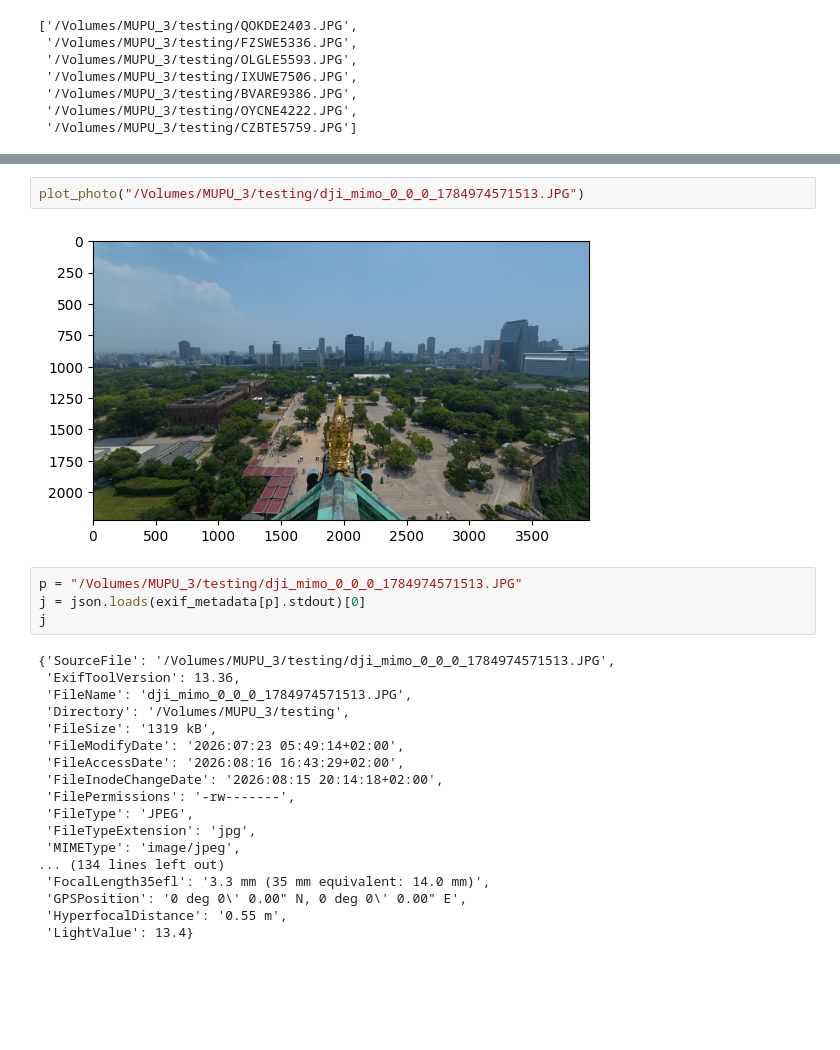
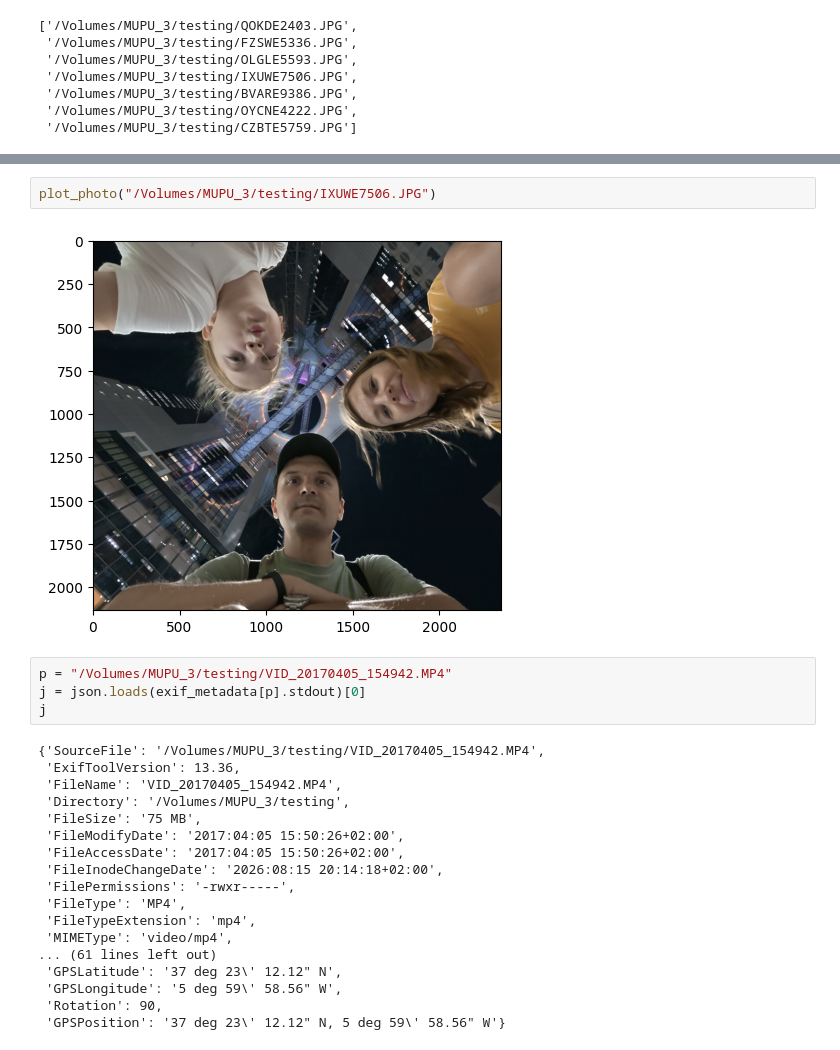
Before and after one commit to nicopyds/py8tb, a Jupyter notebook: notebooks/Analyze.ipynb, the cells around one changed output, grey strips where cells are left out. Cells and saved outputs as stored; diff of their text form; blank space fills up the shorter version.

```diff
--- a/notebooks/Analyze.ipynb
+++ b/notebooks/Analyze.ipynb
@@ -274,26 +287,26 @@ for file_path in not_processed:
 # %%
-plot_photo("/Volumes/MUPU_3/testing/dji_mimo_0_0_0_1784974571513.JPG")
+plot_photo("/Volumes/MUPU_3/testing/IXUWE7506.JPG")
 # %% [output]
-[figure, old version]
+[figure, new version]
 # %%
-p = "/Volumes/MUPU_3/testing/dji_mimo_0_0_0_1784974571513.JPG"
+p = "/Volumes/MUPU_3/testing/VID_20170405_154942.MP4"
 j = json.loads(exif_metadata[p].stdout)[0]
 j
 # %% [output]
-{'SourceFile': '/Volumes/MUPU_3/testing/dji_mimo_0_0_0_1784974571513.JPG',
+{'SourceFile': '/Volumes/MUPU_3/testing/VID_20170405_154942.MP4',
  'ExifToolVersion': 13.36,
- 'FileName': 'dji_mimo_0_0_0_1784974571513.JPG',
+ 'FileName': 'VID_20170405_154942.MP4',
  'Directory': '/Volumes/MUPU_3/testing',
- 'FileSize': '1319 kB',
- 'FileModifyDate': '2026:07:23 05:49:14+02:00',
- 'FileAccessDate': '2026:08:16 16:43:29+02:00',
+ 'FileSize': '75 MB',
+ 'FileModifyDate': '2017:04:05 15:50:26+02:00',
+ 'FileAccessDate': '2017:04:05 15:50:26+02:00',
  'FileInodeChangeDate': '2026:08:15 20:14:18+02:00',
- 'FilePermissions': '-rw-------',
- 'FileType': 'JPEG',
- 'FileTypeExtension': 'jpg',
- 'MIMEType': 'image/jpeg',
-... (134 lines left out)
- 'FocalLength35efl': '3.3 mm (35 mm equivalent: 14.0 mm)',
- 'GPSPosition': '0 deg 0\' 0.00" N, 0 deg 0\' 0.00" E',
- 'HyperfocalDistance': '0.55 m',
- 'LightValue': 13.4}
+ 'FilePermissions': '-rwxr-----',
+ 'FileType': 'MP4',
+ 'FileTypeExtension': 'mp4',
+ 'MIMEType': 'video/mp4',
+... (61 lines left out)
+ 'GPSLatitude': '37 deg 23\' 12.12" N',
+ 'GPSLongitude': '5 deg 59\' 58.56" W',
+ 'Rotation': 90,
+ 'GPSPosition': '37 deg 23\' 12.12" N, 5 deg 59\' 58.56" W'}
```
Also changed, not shown: parts of 9 cells of this notebook.
